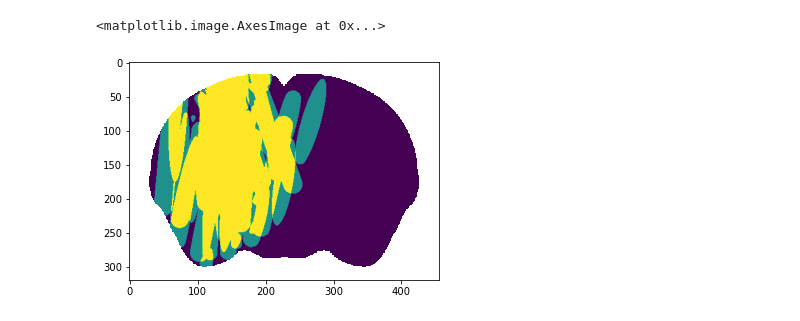
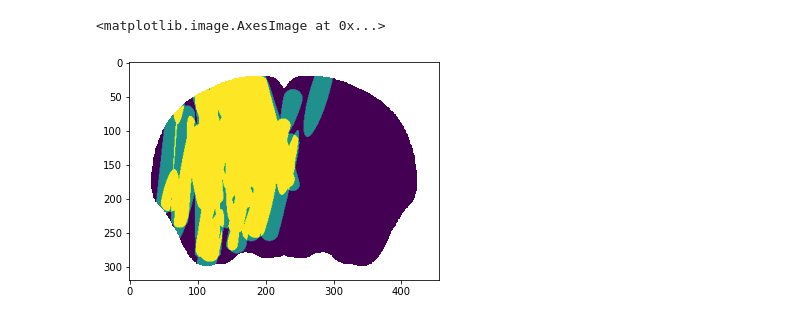
Before and after one commit to VirtualBrainLab/Urchin, a Jupyter notebook: Examples/bwm_2pass_coverage_volume.ipynb, the cells around one changed output. Drawn from its saved outputs; the diff is of its cells as text; code cells hidden in the pictures.

```diff
--- a/Examples/bwm_2pass_coverage_volume.ipynb
+++ b/Examples/bwm_2pass_coverage_volume.ipynb
@@ -24,8 +27,8 @@ Login sent with ID: Dan
 # %%
 coverage = np.load('./data/gaelle/coverage.npy')
 # %%
-plt.imshow(coverage[250,:,:])
+plt.imshow(coverage[240,:,:])
 # %% [output]
 <matplotlib.image.AxesImage at 0x...>
-[figure, old version]
+[figure, new version]
 # %%
```
Also changed, not shown: parts of 7 cells of this notebook, 20 other files.
